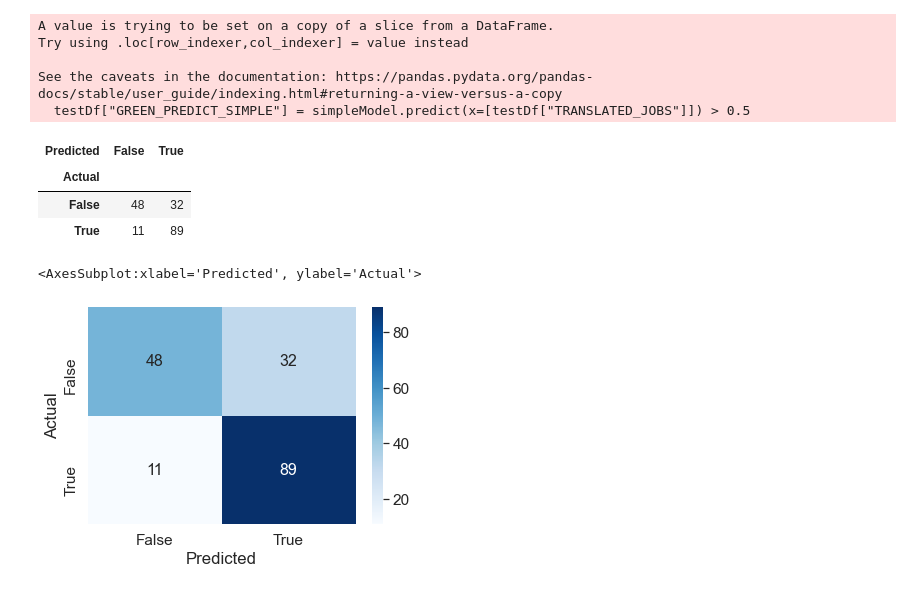
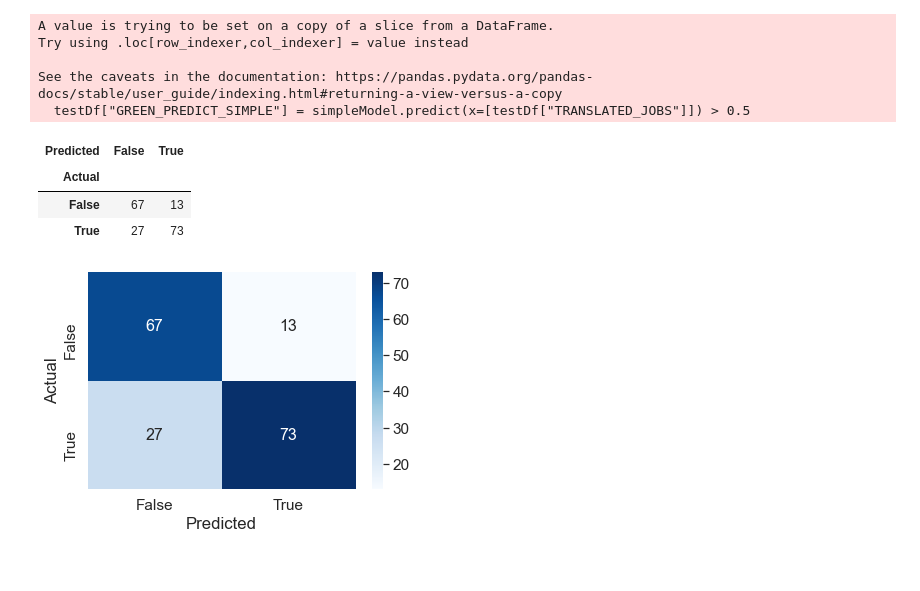
Before and after one commit to emilysharata/Thesis, a Jupyter notebook: Neural Net Green Classification 1.ipynb, the cells around one changed output. Cells and saved outputs as stored; diff of their text form; code cells hidden in the pictures.

```diff
--- a/Neural Net Green Classification 1.ipynb
+++ b/Neural Net Green Classification 1.ipynb
@@ -204,5 +158,5 @@ simpleModel.fit(x=[trainDf["TRANSLATED_JOBS"]],
           y=trainDf["MJ"].astype('bool'),
           callbacks=[callback],
           validation_data=([testDf["TRANSLATED_JOBS"]], testDf["MJ"].astype('bool'), ),
-          epochs=3)
+          epochs=6)
 # %% [output]
@@ -217,7 +175,7 @@ Epoch 3/3
 plot_model(simpleModel, to_file='Plots/NeuralNetArch_OnlySentences.pdf', show_shapes=True, show_layer_names=True)
 # %%
 testDf["GREEN_PREDICT_SIMPLE"] = simpleModel.predict(x=[testDf["TRANSLATED_JOBS"]]) > 0.5
-confusionSimple = pd.crosstab(testDf["MJ"].astype('bool'), testDf["GREEN_PREDICT_FULL"], rownames=['Actual'], colnames=['Predicted'], )
+confusionSimple = pd.crosstab(testDf["MJ"].astype('bool'), testDf["GREEN_PREDICT_SIMPLE"], rownames=['Actual'], colnames=['Predicted'], )
 # %% [output]
 A value is trying to be set on a copy of a slice from a DataFrame.
 Try using .loc[row_indexer,col_indexer] = value instead
@@ -229,10 +187,9 @@ confusionSimple
 # %% [output]
 | Predicted | False | True |
 | Actual |  |  |
-| False | 48 | 32 |
-| True | 11 | 89 |
+| False | 67 | 13 |
+| True | 27 | 73 |
 # %%
-sn.heatmap(confusion, annot=True, cmap="Blues", annot_kws={"size": 16})
+fig = sn.heatmap(confusionSimple, annot=True, cmap="Blues", annot_kws={"size": 16})
 # %% [output]
-<AxesSubplot:xlabel='Predicted', ylabel='Actual'>
-[figure, old version]
+[figure, new version]
```
Also changed, not shown: parts of 17 cells of this notebook, 1 other file.
